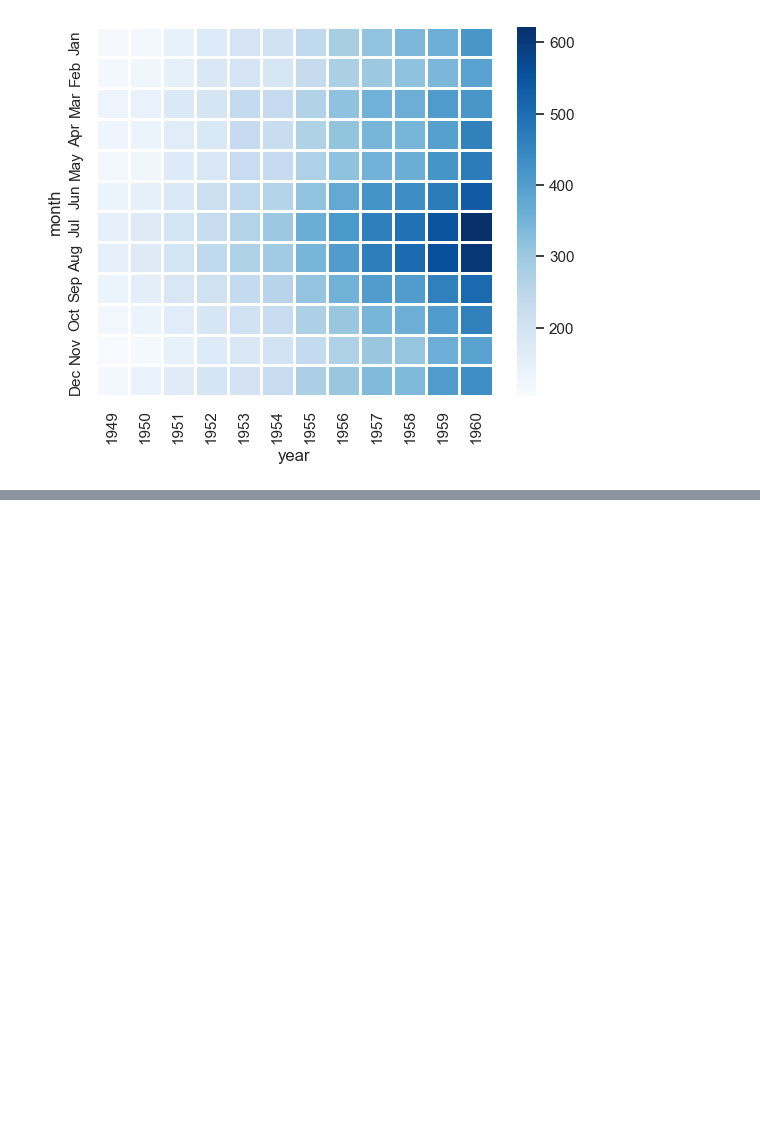
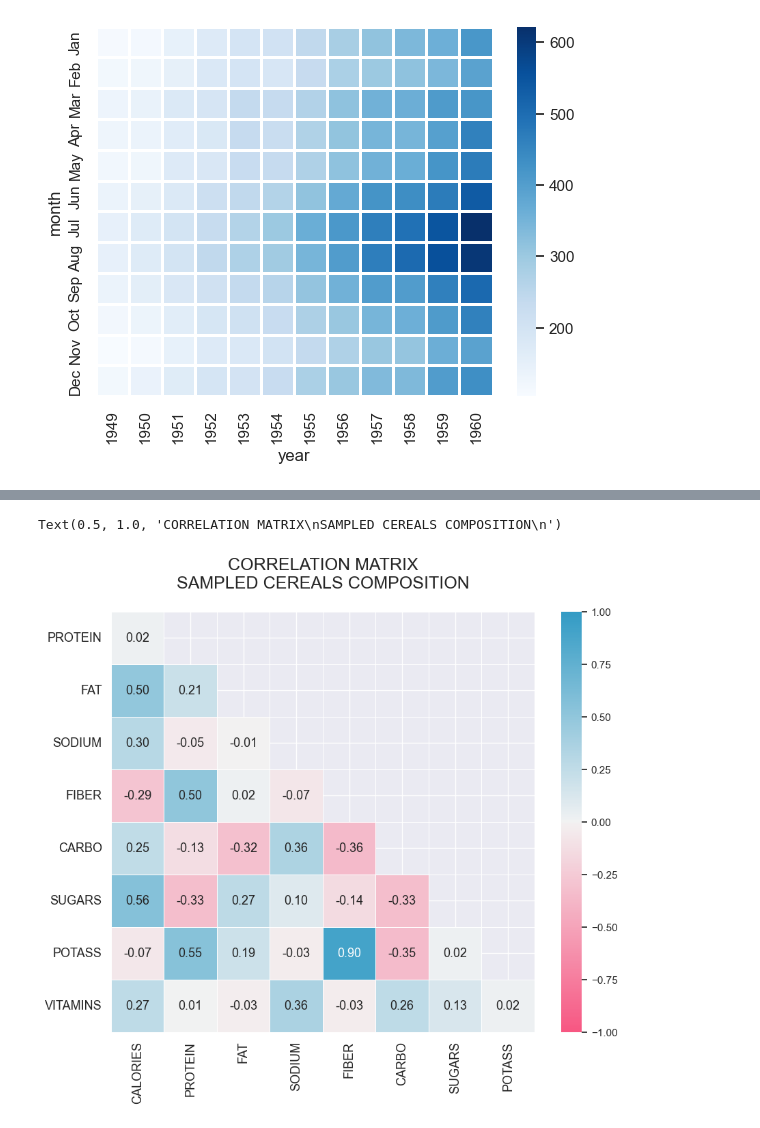
Before and after one commit to Kiettuannn/masterAI-Phase01, a Jupyter notebook: notebook/seaborn.ipynb, the cells around one changed output, grey strips where cells are left out. Cells and saved outputs as stored; diff of their text form; code cells hidden in the pictures; blank space fills up the shorter version.

```diff
--- a/notebook/seaborn.ipynb
+++ b/notebook/seaborn.ipynb
@@ -213,0 +288,4 @@ sns.heatmap(data=flights,cmap="Blues", linecolor='white', linewidths=1)
+# %%
+# When removing the upper tri-angle, here are still two empty cells in our matrix (calories and vitamin)
+adjusted_mask = mask[1:, :-1]
+adjusted_mask
@@ -213,0 +301,22 @@ sns.heatmap(data=flights,cmap="Blues", linecolor='white', linewidths=1)
+# %%
+adjusted_cereal_corr = cereal_corr.iloc[1:, :-1]
+# %%
+fig , ax = plt.subplots(figsize=(10,8))
+
+# That method uses HUSL colors, so you need hue, saturation, and lightness,
+# use hsluv.org to select the colors of this chart.
+cmap = sns.diverging_palette(0,230,90,60, as_cmap=True)
+
+sns.heatmap(data=adjusted_cereal_corr,mask=adjusted_mask,
+            annot=True,cmap=cmap, fmt=".2f", annot_kws={"fontsize": 13},
+            vmin=-1, vmax=1, linecolor="white", linewidths=0.5)
+yticks = [i.upper() for i in adjusted_cereal_corr.index]
+xticks = [i.upper() for i in adjusted_cereal_corr.columns]
+
+ax.set_yticklabels(yticks,rotation=0, fontsize=13);
+ax.set_xticklabels(xticks,rotation=90,fontsize=13);
+title = 'CORRELATION MATRIX\nSAMPLED CEREALS COMPOSITION\n'
+ax.set_title(title, fontsize=18)
+# %% [output]
+Text(0.5, 1.0, 'CORRELATION MATRIX\nSAMPLED CEREALS COMPOSITION\n')
+[figure, added]
```
Also changed, not shown: parts of 9 cells of this notebook, 1 other file.
